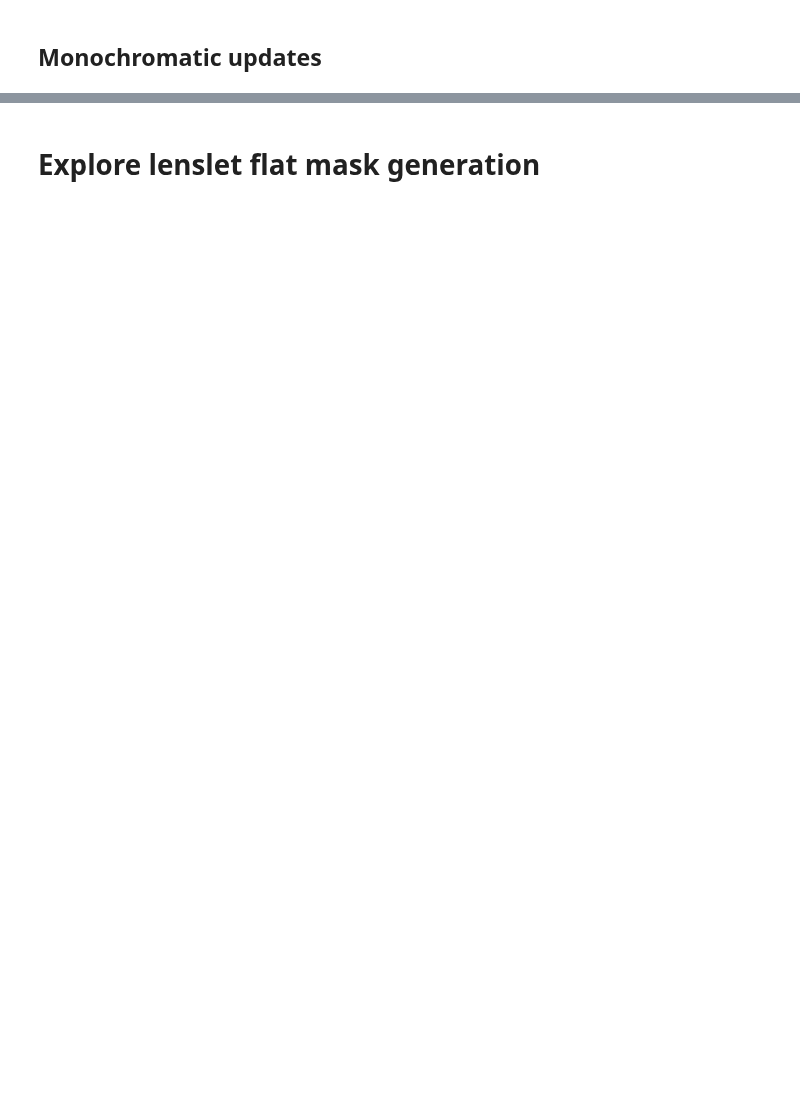
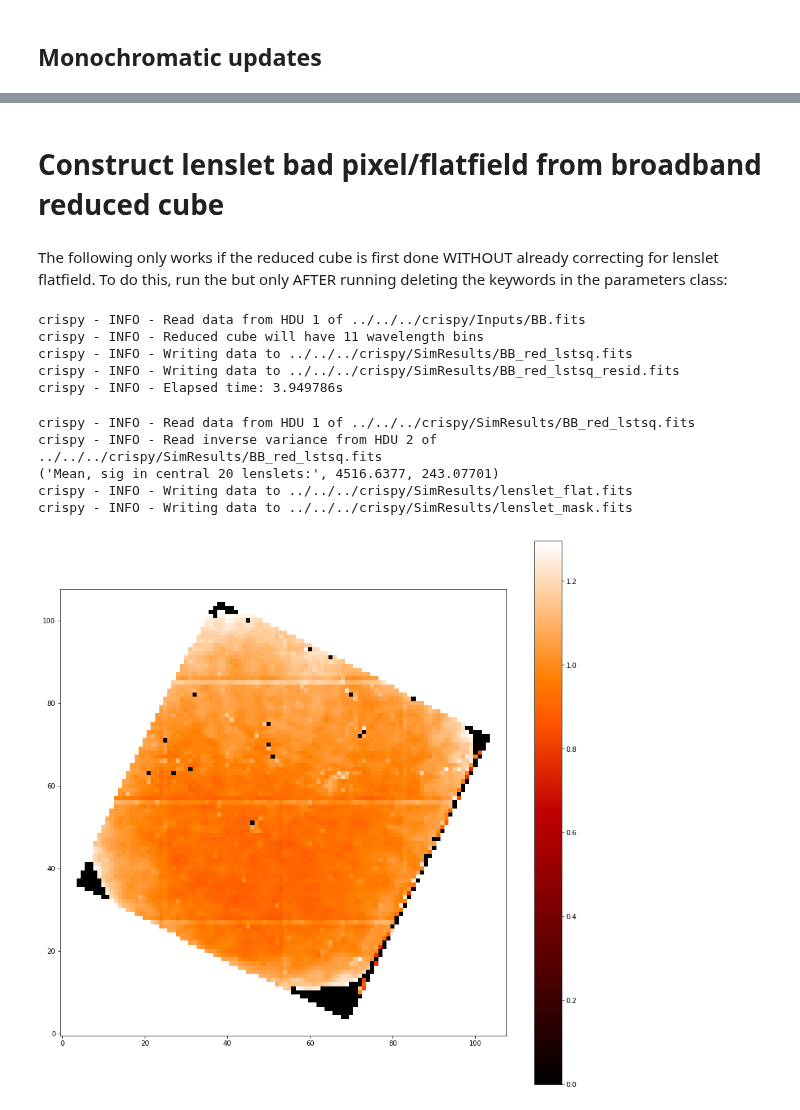
Before and after one commit to mjrfringes/crispy, a Jupyter notebook: docs/source/notebooks/PISCES_wavecalWithAverages.ipynb, the cells around one changed output, grey strips where cells are left out. Drawn from its saved outputs; the diff is of its cells as text; code cells hidden in the pictures; blank space fills up the shorter version.

```diff
--- a/docs/source/notebooks/PISCES_wavecalWithAverages.ipynb
+++ b/docs/source/notebooks/PISCES_wavecalWithAverages.ipynb
@@ -107,7 +68,10 @@ cube.header
 # %%
-par.lamlist = np.arange(615.,720.,10)
+#par.lamlist = np.arange(615.,720.,10)
 
 from crispy.tools.reduction import calculateWaveList
-lam_midpts,lam_endpts = calculateWaveList(par)
-print('Wavelengths at midpoints (nm): ',lam_midpts)
-print('Wavelengths at endpoints (nm): ',lam_endpts)
+lam_midpts,lam_endpts = calculateWaveList(par,method='lstsq')
+print('Wavelengths at midpoints for lstsq (nm): ',lam_midpts)
+print('Wavelengths at endpoints for lstsq (nm): ',lam_endpts)
+lam_midpts,lam_endpts = calculateWaveList(par,method='optext')
+print('Wavelengths at midpoints for optext (nm): ',lam_midpts)
+print('Wavelengths at endpoints for optext (nm): ',lam_endpts)
@@ -158,19 +141,11 @@ buildcalibrations(par,
 # %%
 from crispy.IFS import reduceIFSMap
 from crispy.tools.image import Image
-par.npixperdlam = 2
-print par.npixperdlam
 
-# dark = Image(par.codeRoot+'/Inputs/Dark_20s_170426.fits')
-# img = Image(par.codeRoot+'/Inputs/Flat637nm_20s_170426.fits')
-# Image(data=img.data-dark.data).write(par.codeRoot+"/Inputs/Flat637.fits")
-#cube = reduceIFSMap(par,par.wavecalDir+'det675.0.fits',method='lstsq')
-cube = reduceIFSMap(par,par.codeRoot+"/Inputs/Flat637.fits",method='optext')
-#cube = reduceIFSMap(par,par.codeRoot+"/Inputs/BB.fits",method='optext')
-
-par.npixperdlam = 0.8
+cube = reduceIFSMap(par,par.codeRoot+"/Inputs/Flat637.fits",method='optext',smoothbad=True) # smoothbad=True is the default
 cube = reduceIFSMap(par,par.codeRoot+"/Inputs/Flat637.fits",method='lstsq')
 cube = reduceIFSMap(par,par.codeRoot+"/Inputs/BB.fits",method='lstsq')
+cube = reduceIFSMap(par,par.codeRoot+"/Inputs/BB.fits",method='optext')
 
 
 #cube = reduceIFSMap(par,par.wavecalDir+'polychromeR70stack.fits',method='optext')
@@ -184,11 +167,33 @@ Image(data=gen_bad_pix_mask(img.data,threshold=7.0)).write(par.exportDir+"/goodp
-# %% [markdown]
-# Explore lenslet flat mask generation
+# %% [markdown]
+# Construct lenslet bad pixel/flatfield from broadband reduced cube
+# %% [markdown]
+The following only works if the reduced cube is first done WITHOUT already correcting for lenslet flatfield. To do this, run the but only AFTER running deleting the keywords in the parameters class:
+# %%
+from crispy.IFS import reduceIFSMap
+
+if hasattr(par,'lenslet_flat'): del par.lenslet_flat
+if hasattr(par,'lenslet_mask'): del par.lenslet_mask
+cube = reduceIFSMap(par,par.codeRoot+"/Inputs/BB.fits",method='lstsq',smoothbad=False)
+# %% [output]
+crispy - INFO - Read data from HDU 1 of ../../../crispy/Inputs/BB.fits
+crispy - INFO - Reduced cube will have 11 wavelength bins
+crispy - INFO - Writing data to ../../../crispy/SimResults/BB_red_lstsq.fits
+crispy - INFO - Writing data to ../../../crispy/SimResults/BB_red_lstsq_resid.fits
+crispy - INFO - Elapsed time: 3.949786s
 # %%
-flatcube = Image(par.exportDir+"/BB_red_lstsq.fits")
-lenslet_flat = Image(data=np.nansum(flatcube.data,axis=0))
-lenslet_flat.write(par.exportDir+"/BB_red_lstsq_collapse.fits")
-
+from crispy.tools.imgtools import gen_lenslet_flat
+BBcube = Image(par.exportDir+"/BB_red_lstsq.fits")
+lenslet_flat,lenslet_mask = gen_lenslet_flat(BBcube)
+Image(data = lenslet_flat).write(par.exportDir+"/lenslet_flat.fits")
+Image(data = lenslet_mask).write(par.exportDir+"/lenslet_mask.fits")
 plt.figure(figsize=(15,15))
-plt.imshow(lenslet_flat.data, vmin=2000, vmax=6000, cmap='gist_heat')
+plt.imshow(lenslet_flat*lenslet_mask, cmap='gist_heat')
 plt.colorbar()
 plt.show()
+# %% [output]
+crispy - INFO - Read data from HDU 1 of ../../../crispy/SimResults/BB_red_lstsq.fits
+crispy - INFO - Read inverse variance from HDU 2 of ../../../crispy/SimResults/BB_red_lstsq.fits
+('Mean, sig in central 20 lenslets:', 4516.6377, 243.07701)
+crispy - INFO - Writing data to ../../../crispy/SimResults/lenslet_flat.fits
+crispy - INFO - Writing data to ../../../crispy/SimResults/lenslet_mask.fits
+[figure, added]
```
Also changed, not shown: parts of 21 cells of this notebook, 35 other files.
